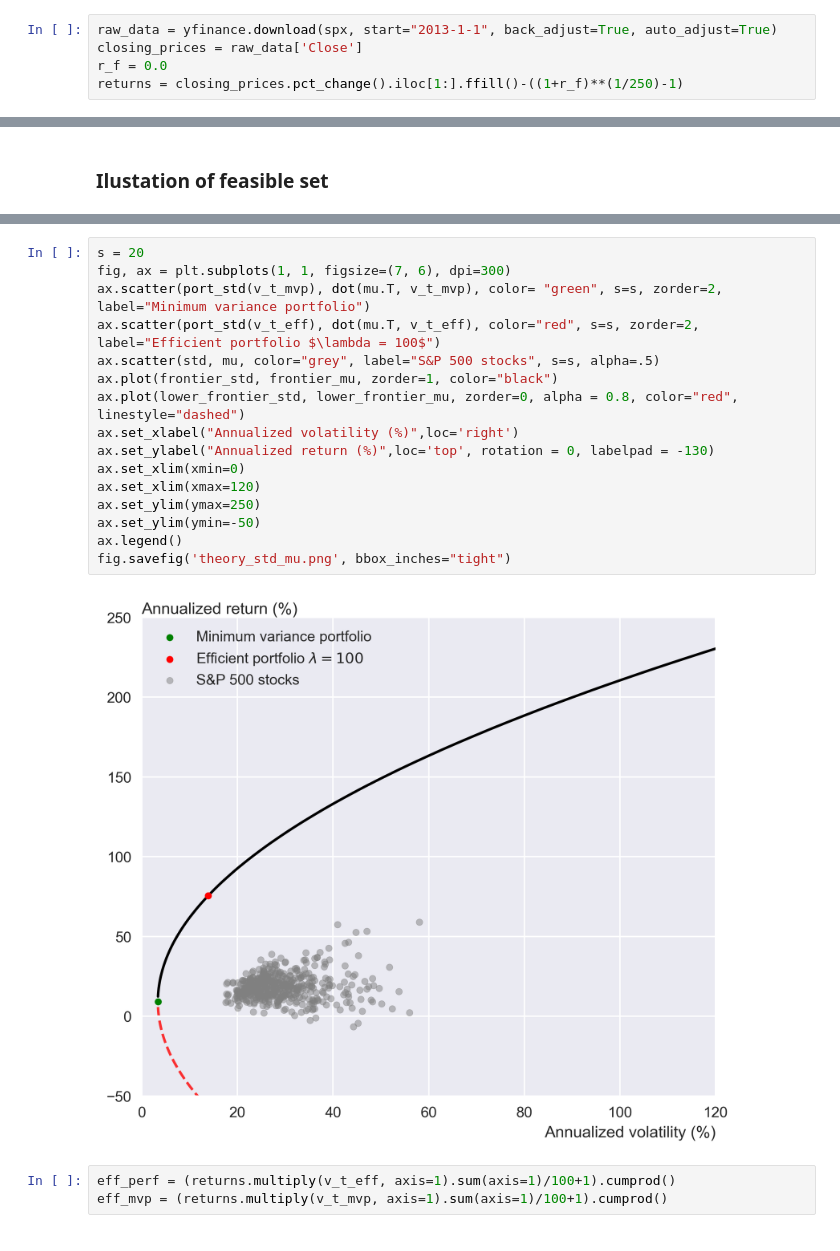
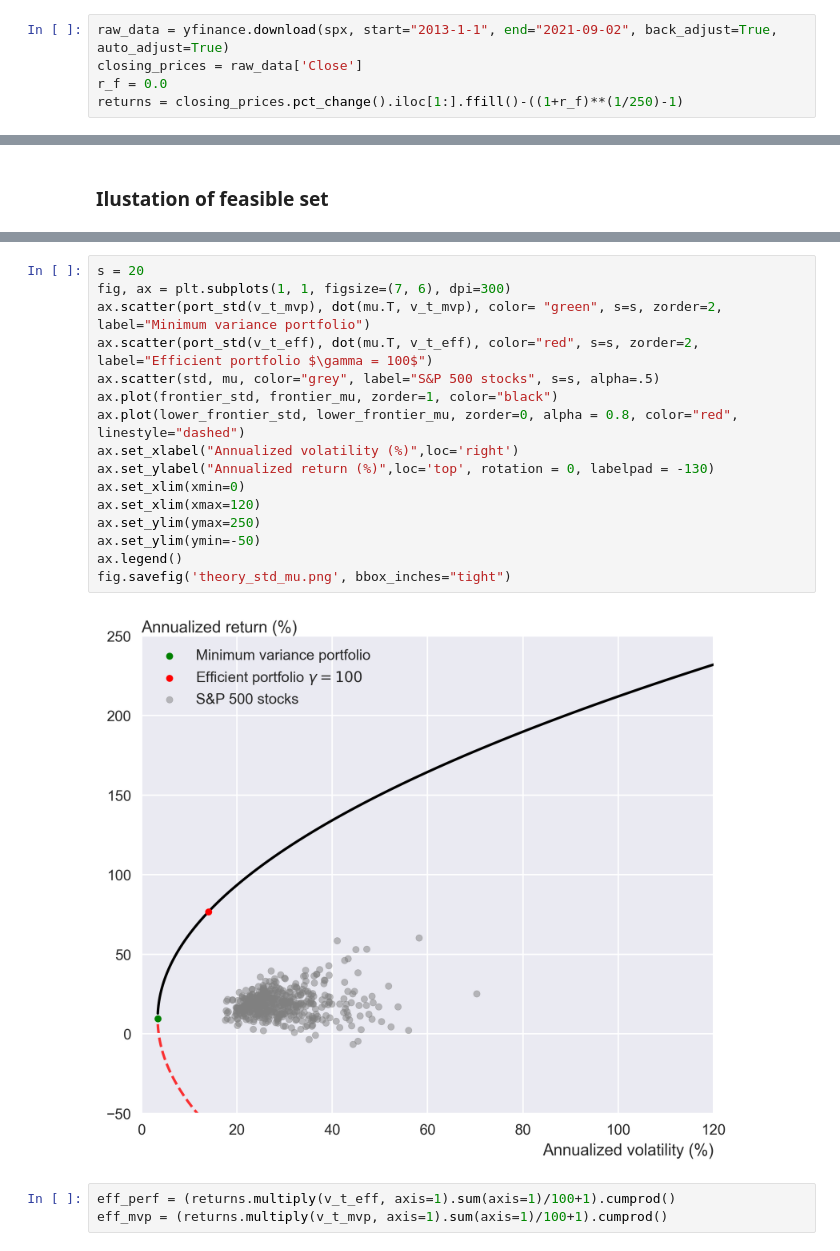
Before and after one commit to neriksen/thesis, a Jupyter notebook: efficient_frontier/efficient_frontier.ipynb, the cells around one changed output, grey strips where cells are left out. Drawn from its saved outputs; the diff is of its cells as text.

Commit message:
Updated efficient frontier fig to include gamma instead of lambda

```diff
--- a/efficient_frontier/efficient_frontier.ipynb
+++ b/efficient_frontier/efficient_frontier.ipynb
@@ -18,7 +18,7 @@ import yfinance
 # %%
 spx = pd.read_csv('../data/spx.csv').stack().tolist()
 # %%
-raw_data = yfinance.download(spx, start="2013-1-1", back_adjust=True, auto_adjust=True)
+raw_data = yfinance.download(spx, start="2013-1-1", end="2021-09-02", back_adjust=True, auto_adjust=True)
 closing_prices = raw_data['Close']
 r_f = 0.0
 returns = closing_prices.pct_change().iloc[1:].ffill()-((1+r_f)**(1/250)-1)
@@ -124,21 +129,21 @@ fig.savefig('feasible_set.png', bbox_inches="tight")
 # %%
 s = 20
 fig, ax = plt.subplots(1, 1, figsize=(7, 6), dpi=300)
 ax.scatter(port_std(v_t_mvp), dot(mu.T, v_t_mvp), color= "green", s=s, zorder=2, label="Minimum variance portfolio")
-ax.scatter(port_std(v_t_eff), dot(mu.T, v_t_eff), color="red", s=s, zorder=2, label="Efficient portfolio $\lambda = 100$")
+ax.scatter(port_std(v_t_eff), dot(mu.T, v_t_eff), color="red", s=s, zorder=2, label="Efficient portfolio $\gamma = 100$")
 ax.scatter(std, mu, color="grey", label="S&P 500 stocks", s=s, alpha=.5)
 ax.plot(frontier_std, frontier_mu, zorder=1, color="black")
 ax.plot(lower_frontier_std, lower_frontier_mu, zorder=0, alpha = 0.8, color="red", linestyle="dashed")
 ax.set_xlabel("Annualized volatility (%)",loc='right')
 ax.set_ylabel("Annualized return (%)",loc='top', rotation = 0, labelpad = -130)
 ax.set_xlim(xmin=0)
 ax.set_xlim(xmax=120)
 ax.set_ylim(ymax=250)
 ax.set_ylim(ymin=-50)
 ax.legend()
 fig.savefig('theory_std_mu.png', bbox_inches="tight")
 # %% [output]
-[figure, old version]
+[figure, new version]
 # %%
 eff_perf = (returns.multiply(v_t_eff, axis=1).sum(axis=1)/100+1).cumprod()
 eff_mvp = (returns.multiply(v_t_mvp, axis=1).sum(axis=1)/100+1).cumprod()
```
Also changed, not shown: parts of 3 cells of this notebook, 1 other file.
